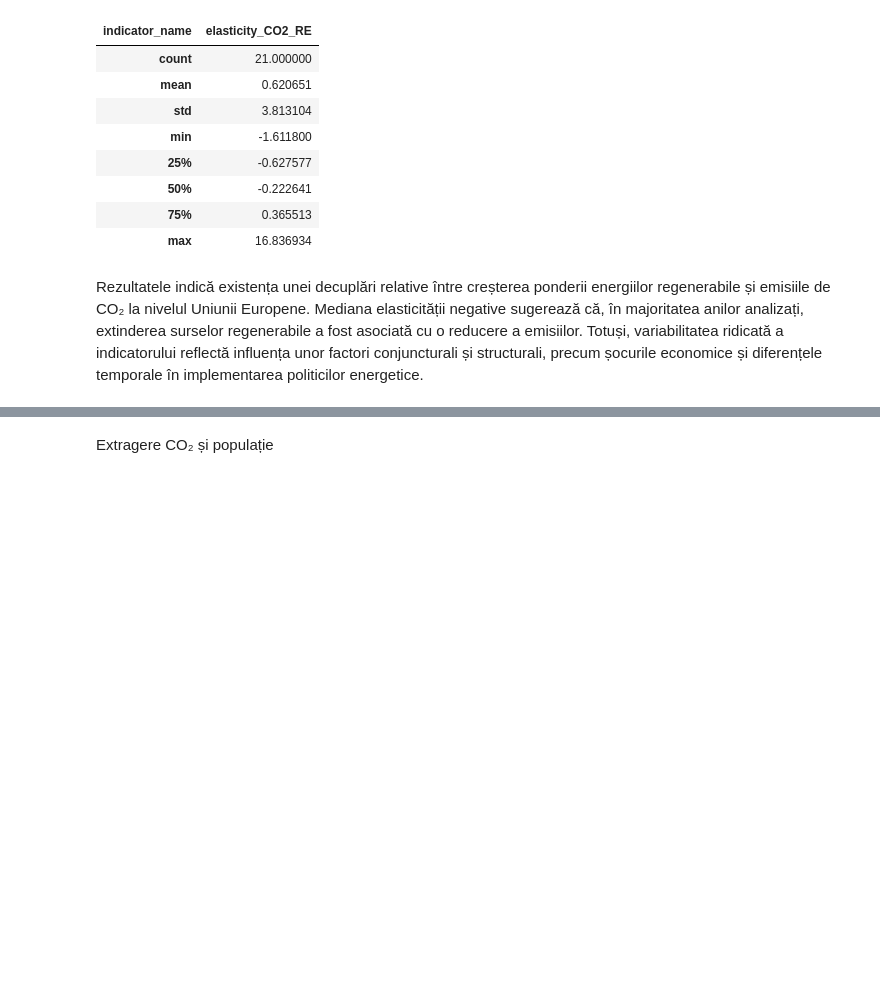
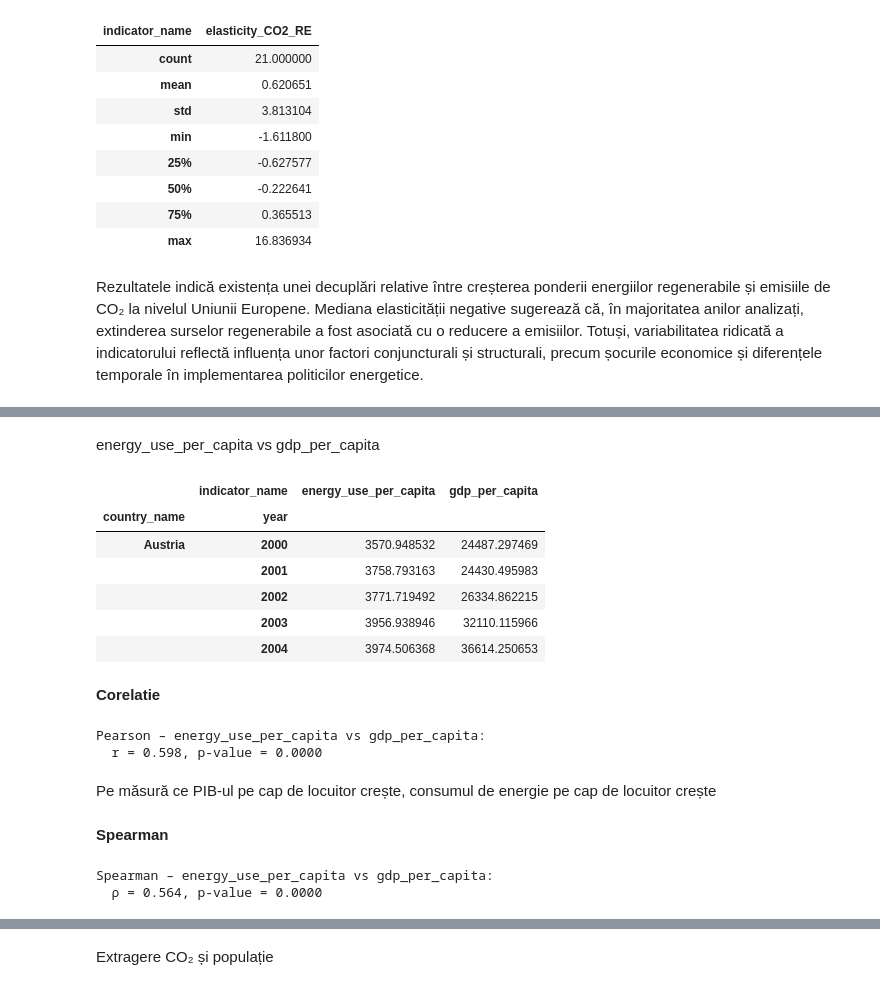
Before and after one commit to DSW2025-ORG/Team_Proiectel, a Jupyter notebook: EDA Team2.ipynb, the cells around one changed output, grey strips where cells are left out. Saved outputs shown, nothing was run; the diff lists cells and outputs as text; code cells hidden in the pictures; blank space fills up the shorter version.

```diff
--- a/EDA Team2.ipynb
+++ b/EDA Team2.ipynb
@@ -485,0 +572,58 @@ Rezultatele indică existența unei decuplări relative între creșterea ponder
+# %% [markdown]
+energy_use_per_capita vs gdp_per_capita
+# %%
+from scipy.stats import pearsonr, spearmanr
+import statsmodels.api as sm
+
+indicators = [
+    "energy_use_per_capita",
+    "gdp_per_capita"
+]
+
+df_energy_gdp = (
+    df[df["indicator_name"].isin(indicators)]
+    .pivot_table(
+        index=["country_name", "year"],
+        columns="indicator_name",
+        values="value"
+    )
+    .dropna()
+)
+
+df_energy_gdp.head()
+# %% [output]
+|  | indicator_name | energy_use_per_capita | gdp_per_capita |
+| country_name | year |  |  |
+| Austria | 2000 | 3570.948532 | 24487.297469 |
+|  | 2001 | 3758.793163 | 24430.495983 |
+|  | 2002 | 3771.719492 | 26334.862215 |
+|  | 2003 | 3956.938946 | 32110.115966 |
+|  | 2004 | 3974.506368 | 36614.250653 |
+# %% [markdown]
+**Corelatie**
+# %%
+pearson = pearsonr(
+    df_energy_gdp["energy_use_per_capita"],
+    df_energy_gdp["gdp_per_capita"]
+)
+
+print("Pearson – energy_use_per_capita vs gdp_per_capita:")
+print(f"  r = {pearson.statistic:.3f}, p-value = {pearson.pvalue:.4f}")
+# %% [output]
+Pearson – energy_use_per_capita vs gdp_per_capita:
+  r = 0.598, p-value = 0.0000
+# %% [markdown]
+Pe măsură ce PIB-ul pe cap de locuitor crește, consumul de energie pe cap de locuitor crește
+# %% [markdown]
+**Spearman**
+# %%
+spearman = spearmanr(
+    df_energy_gdp["energy_use_per_capita"],
+    df_energy_gdp["gdp_per_capita"]
+)
+
+print("Spearman – energy_use_per_capita vs gdp_per_capita:")
+print(f"  ρ = {spearman.statistic:.3f}, p-value = {spearman.pvalue:.4f}")
+# %% [output]
+Spearman – energy_use_per_capita vs gdp_per_capita:
+  ρ = 0.564, p-value = 0.0000
```
Also changed, not shown: parts of 8 cells of this notebook.
